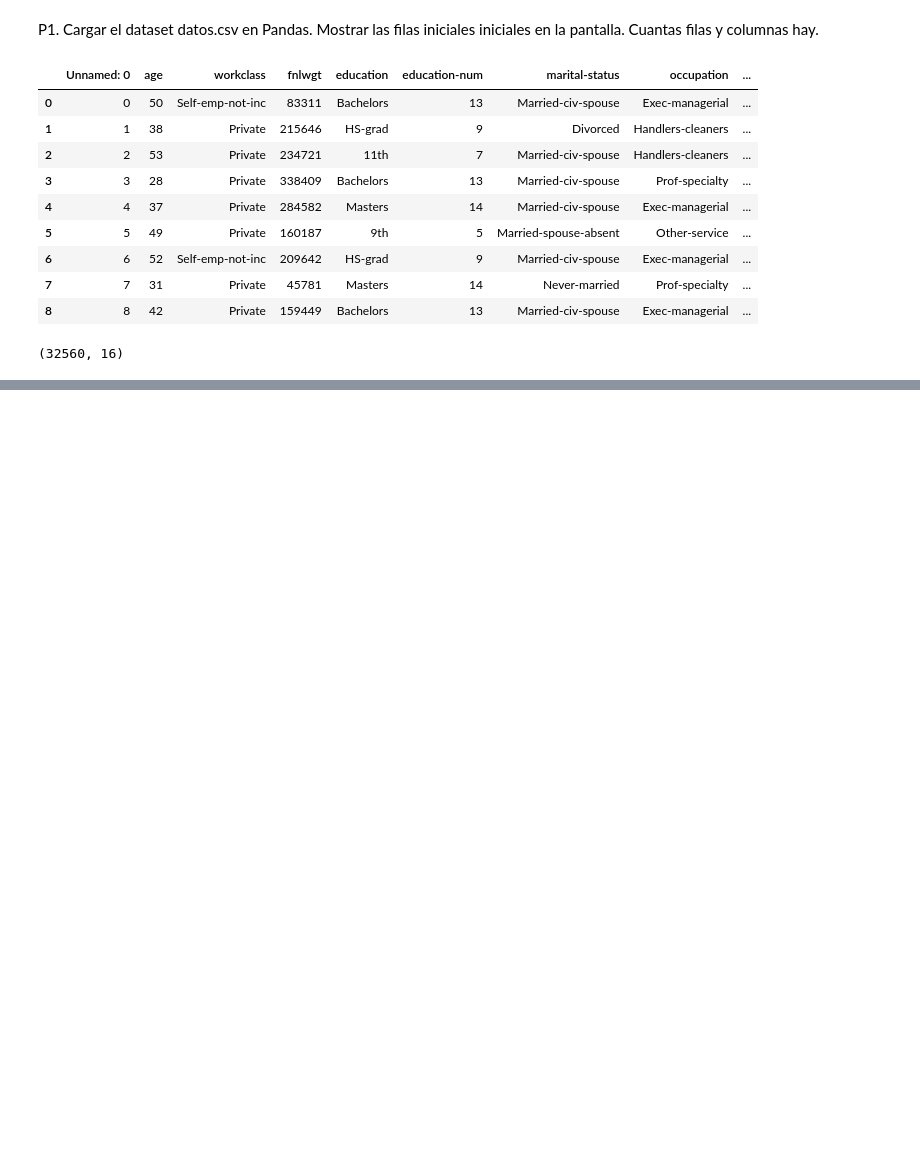
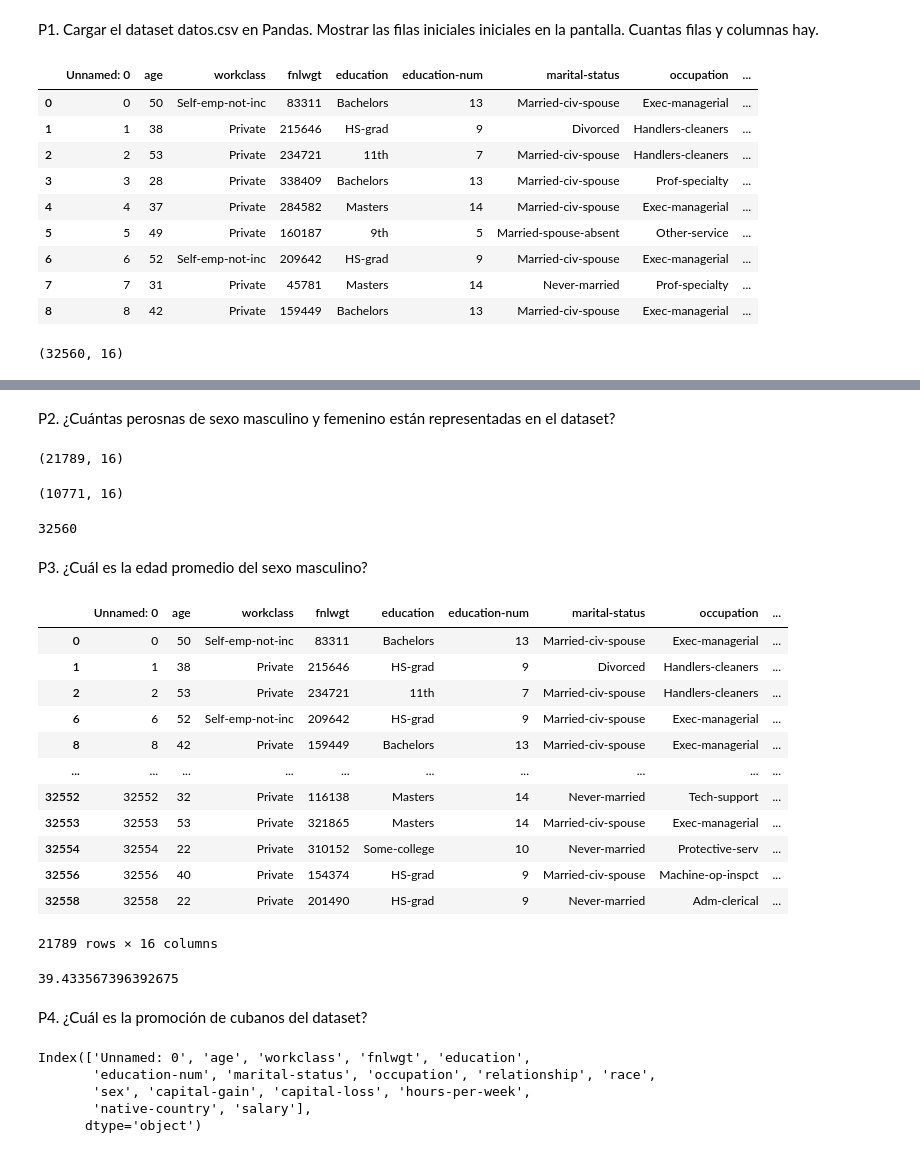
Before and after one commit to Xavier-ML/BIOESTADISTICA-XAVIER-ML, a Jupyter notebook: Dia_7_CIBERTEC.ipynb, the cells around one changed output, grey strips where cells are left out. Saved outputs shown, nothing was run; the diff lists cells and outputs as text; code cells hidden in the pictures; blank space fills up the shorter version.

```diff
--- a/Dia_7_CIBERTEC.ipynb
+++ b/Dia_7_CIBERTEC.ipynb
@@ -31,0 +30,48 @@ P2.
+# %% [markdown]
+P2. ¿Cuántas perosnas de sexo masculino y femenino están representadas en el dataset?
+# %%
+grupoMaculino = datos[datos.sex == "Male"]
+grupoMaculino.shape
+# %% [output]
+(21789, 16)
+# %%
+grupoMujeres = datos[datos.sex == "Female"]
+grupoMujeres.shape
+# %% [output]
+(10771, 16)
+# %%
+21789 + 10771
+# %% [output]
+32560
+# %% [markdown]
+P3. ¿Cuál es la edad promedio del sexo masculino?
+# %%
+grupoMaculino
+# %% [output]
+|  | Unnamed: 0 | age | workclass | fnlwgt | education | education-num | marital-status | occupation | ... |
+| 0 | 0 | 50 | Self-emp-not-inc | 83311 | Bachelors | 13 | Married-civ-spouse | Exec-managerial | ... |
+| 1 | 1 | 38 | Private | 215646 | HS-grad | 9 | Divorced | Handlers-cleaners | ... |
+| 2 | 2 | 53 | Private | 234721 | 11th | 7 | Married-civ-spouse | Handlers-cleaners | ... |
+| 6 | 6 | 52 | Self-emp-not-inc | 209642 | HS-grad | 9 | Married-civ-spouse | Exec-managerial | ... |
+| 8 | 8 | 42 | Private | 159449 | Bachelors | 13 | Married-civ-spouse | Exec-managerial | ... |
+| ... | ... | ... | ... | ... | ... | ... | ... | ... | ... |
+| 32552 | 32552 | 32 | Private | 116138 | Masters | 14 | Never-married | Tech-support | ... |
+| 32553 | 32553 | 53 | Private | 321865 | Masters | 14 | Married-civ-spouse | Exec-managerial | ... |
+| 32554 | 32554 | 22 | Private | 310152 | Some-college | 10 | Never-married | Protective-serv | ... |
+| 32556 | 32556 | 40 | Private | 154374 | HS-grad | 9 | Married-civ-spouse | Machine-op-inspct | ... |
+| 32558 | 32558 | 22 | Private | 201490 | HS-grad | 9 | Never-married | Adm-clerical | ... |
+21789 rows × 16 columns
+# %%
+grupoMaculino["age"].mean()
+# %% [output]
+39.433567396392675
+# %% [markdown]
+P4. ¿Cuál es la promoción de cubanos del dataset?
+# %%
+datos.columns
+# %% [output]
+Index(['Unnamed: 0', 'age', 'workclass', 'fnlwgt', 'education',
+       'education-num', 'marital-status', 'occupation', 'relationship', 'race',
+       'sex', 'capital-gain', 'capital-loss', 'hours-per-week',
+       'native-country', 'salary'],
+      dtype='object')
```
Also changed, not shown: parts of 17 cells of this notebook.
